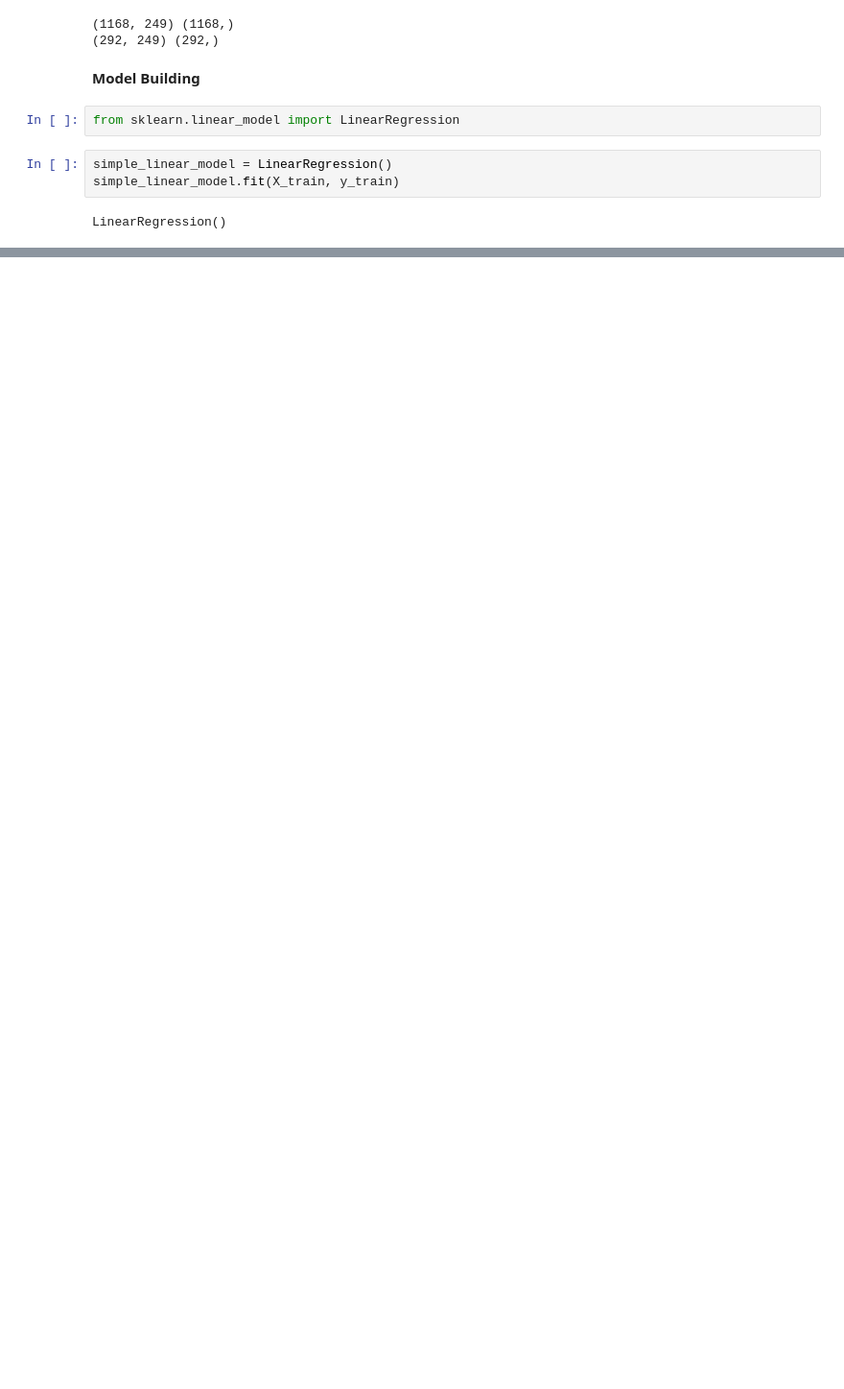
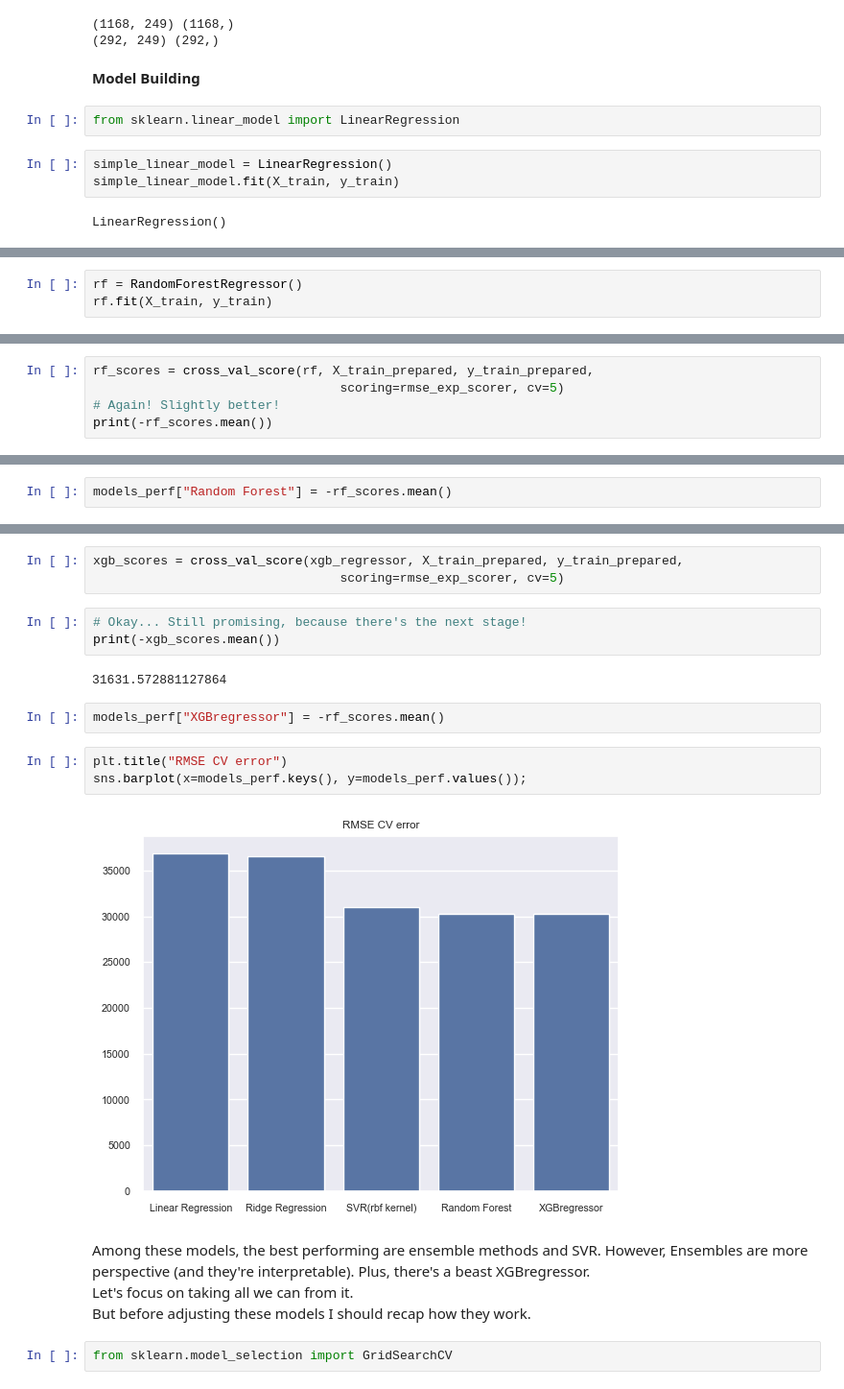
Before and after one commit to Cheslaff/HandsOnML, a Jupyter notebook: Practice/House Price Prediction/main.ipynb, the cells around one changed output, grey strips where cells are left out. Shown at 96% size. Drawn from its saved outputs; the diff is of its cells as text; blank space fills up the shorter version.

```diff
--- a/Practice/House Price Prediction/main.ipynb
+++ b/Practice/House Price Prediction/main.ipynb
@@ -346,0 +421,3 @@ Simple Linear Regression error: 32569.594008918524
+# %%
+rf = RandomForestRegressor()
+rf.fit(X_train, y_train)
@@ -346,0 +433,5 @@ Simple Linear Regression error: 32569.594008918524
+# %%
+rf_scores = cross_val_score(rf, X_train_prepared, y_train_prepared,
+                                 scoring=rmse_exp_scorer, cv=5)
+# Again! Slightly better!
+print(-rf_scores.mean())
@@ -346,0 +440,2 @@ Simple Linear Regression error: 32569.594008918524
+# %%
+models_perf["Random Forest"] = -rf_scores.mean()
@@ -346,0 +466,23 @@ Simple Linear Regression error: 32569.594008918524
+# %%
+xgb_scores = cross_val_score(xgb_regressor, X_train_prepared, y_train_prepared,
+                                 scoring=rmse_exp_scorer, cv=5)
+# %%
+# Okay... Still promising, because there's the next stage!
+print(-xgb_scores.mean())
+# %% [output]
+31631.572881127864
+# %%
+models_perf["XGBregressor"] = -rf_scores.mean()
+# %%
+plt.title("RMSE CV error")
+sns.barplot(x=models_perf.keys(), y=models_perf.values());
+# %% [output]
+[figure, added]
+# %% [markdown]
+Among these models, the best performing are ensemble methods and SVR.
+However, Ensembles are more perspective (and they're interpretable).
+Plus, there's a beast XGBregressor.<br>
+Let's focus on taking all we can from it.<br>
+But before adjusting these models I should recap how they work.
+# %%
+from sklearn.model_selection import GridSearchCV
```
Also changed, not shown: parts of 54 cells of this notebook.
